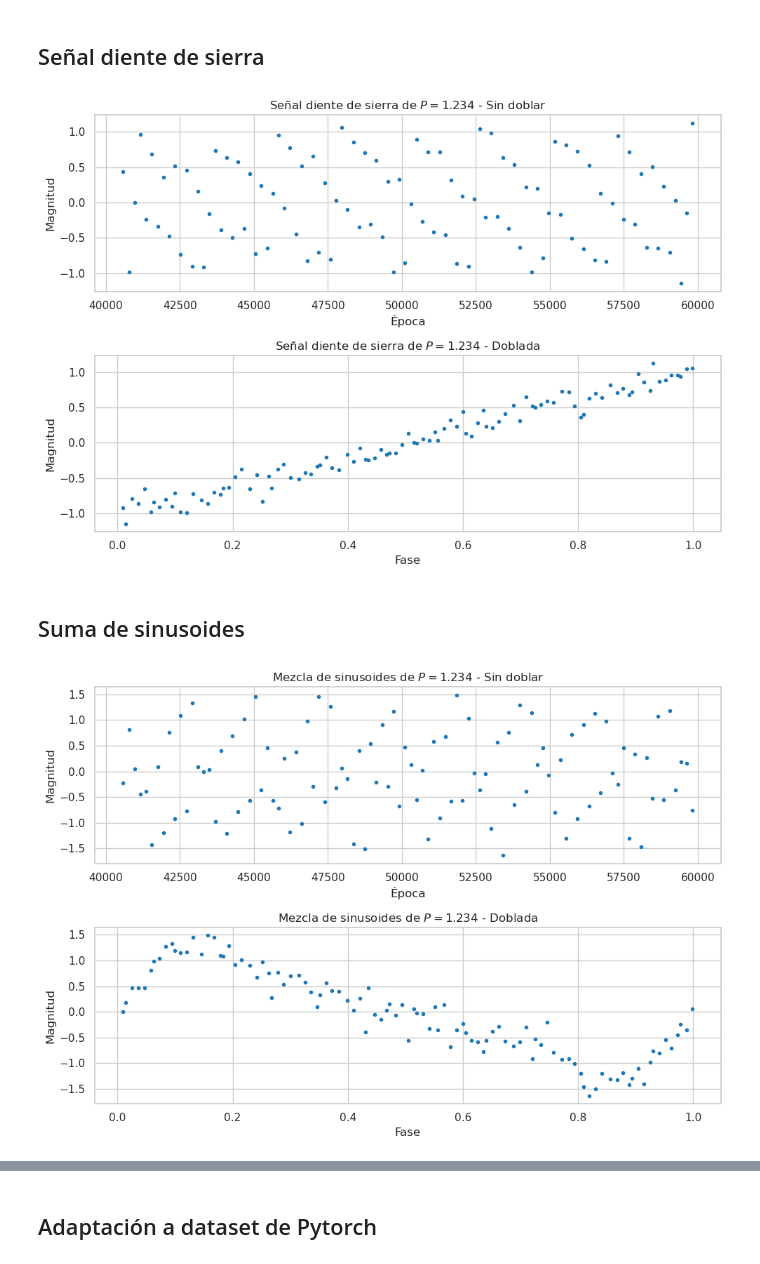
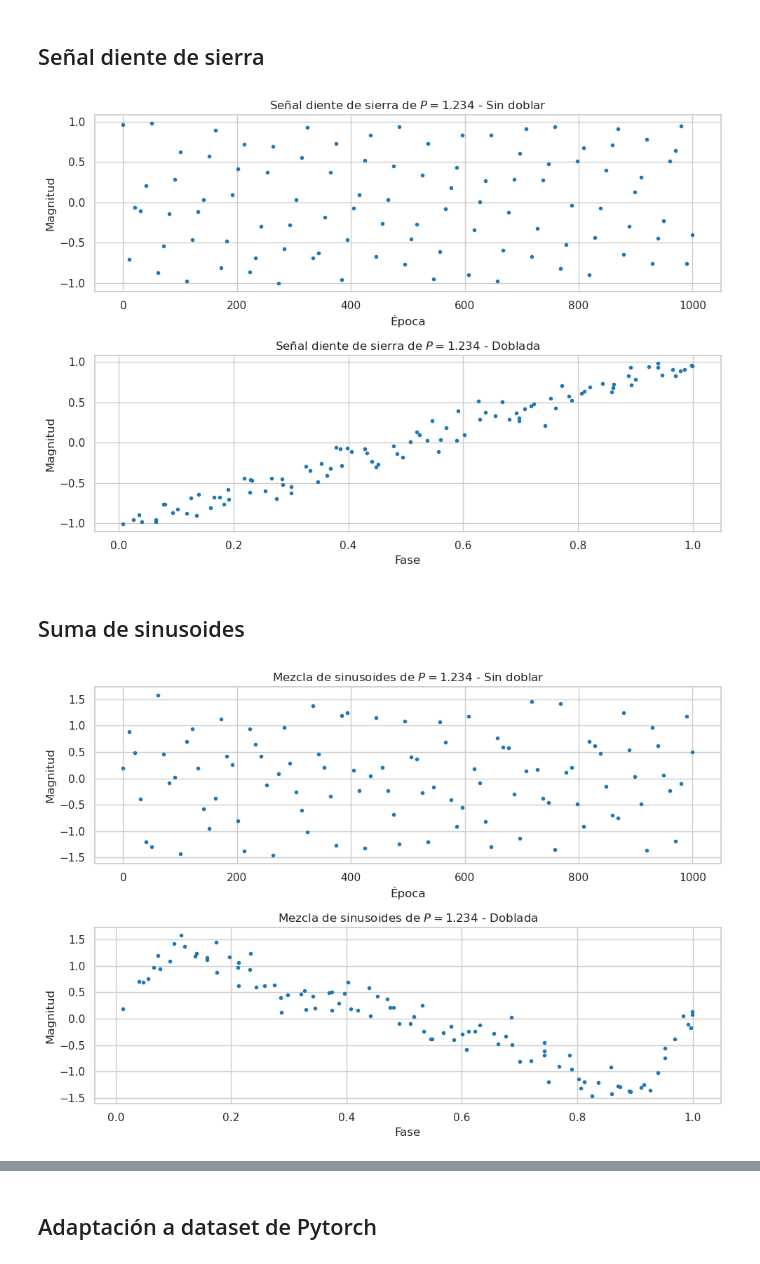
Before and after one commit to AndresGonF/projecto-el7006, a Jupyter notebook: notebooks/1.0-random-light-curve-dataset.ipynb, the cells around one changed output, grey strips where cells are left out. Cells and saved outputs as stored; diff of their text form; code cells hidden in the pictures.

```diff
--- a/notebooks/1.0-random-light-curve-dataset.ipynb
+++ b/notebooks/1.0-random-light-curve-dataset.ipynb
@@ -74,7 +78,7 @@ def random_periodic_square_signal(period, seq_len=100, s_noise=0.2, irregular=Tr
     return mjd, mag
 # %%
 P = 1.234
-mjd, mag = random_periodic_square_signal(P, s_noise=0.05, irregular=False)
+mjd, mag = random_periodic_square_signal(P, s_noise=0.05, irregular=True, dates='linspace')
 
 fig, ax = plt.subplots(2, figsize=(10,7), tight_layout=True)
 plot_periodic(mjd, mag, P, 'Señal cuadrada de $P=1.234$', ax)
@@ -83,7 +87,7 @@ plot_periodic(mjd, mag, P, 'Señal cuadrada de $P=1.234$', ax)
 # %% [markdown]
 ## Señal diente de sierra
 # %%
-def random_periodic_sawtooth_signal(period, seq_len=100, s_noise=0.2, irregular=True):
+def random_periodic_sawtooth_signal(period, max_time=1000, dates='hmjd', seq_len=100, s_noise=0.2, irregular=True):
     """Genera una curva aleatoria de diente de sierra.
 
     Parameters
@@ -98,23 +102,28 @@ def random_periodic_sawtooth_signal(period, seq_len=100, s_noise=0.2, irregular=
     tuple
         tuple con los tiempos y magnitudes de la curva.
     """
-    mjd = random_dates(N=seq_len, irregular=irregular)
-    mjd = np.sort(mjd)
+    if dates == 'hmjd':
+        mjd = random_dates(N=seq_len, irregular=irregular)
+    elif dates == 'linspace':
+        mjd = np.linspace(0, max_time, num=seq_len, dtype=np.float32)
+        if irregular:
+            mjd += np.random.randn(seq_len)*0.01
+        mjd = np.sort(mjd)
     mag = signal.sawtooth(2 * np.pi * mjd/period)
     mag += np.random.randn(seq_len)*s_noise
     return mjd, mag
 # %%
 P = 1.234
-mjd, mag = random_periodic_sawtooth_signal(P, s_noise=0.1, irregular=False)
+mjd, mag = random_periodic_sawtooth_signal(P, s_noise=0.1, irregular=True, dates='linspace')
 
 fig, ax = plt.subplots(2, figsize=(10,7), tight_layout=True)
 plot_periodic(mjd, mag, P, 'Señal diente de sierra de $P=1.234$', ax)
 # %% [output]
-[figure, old version]
+[figure, new version]
 # %% [markdown]
 ## Suma de sinusoides
 # %%
-def random_periodic_sin_mix(period, seq_len=100, s_noise=0.2, irregular=True):
+def random_periodic_sin_mix(period, max_time=1000, dates='hmjd', seq_len=100, s_noise=0.2, irregular=True):
     """Genera una curva aleatoria de suma de sinusoides.
 
     Parameters
@@ -129,18 +138,23 @@ def random_periodic_sin_mix(period, seq_len=100, s_noise=0.2, irregular=True):
     tuple
         tuple con los tiempos y magnitudes de la curva.
     """
-    mjd = random_dates(N=seq_len, irregular=irregular)
-    mjd = np.sort(mjd)
+    if dates == 'hmjd':
+        mjd = random_dates(N=seq_len, irregular=irregular)
+    elif dates == 'linspace':
+        mjd = np.linspace(0, max_time, num=seq_len, dtype=np.float32)
+        if irregular:
+            mjd += np.random.randn(seq_len)*0.01
+        mjd = np.sort(mjd)
     mag = np.sin(2.0*np.pi*mjd/period) + 0.5*np.sin(2.0*np.pi*2*mjd/period)  + 0.25*np.sin(2.0*np.pi*3*mjd/period)
     mag += np.random.randn(seq_len)*s_noise
     return mjd, mag
 # %%
 P = 1.234
-mjd, mag = random_periodic_sin_mix(P, irregular=False)
+mjd, mag = random_periodic_sin_mix(P, irregular=True, dates='linspace')
 
 fig, ax = plt.subplots(2, figsize=(10,7), tight_layout=True)
 plot_periodic(mjd, mag, P, 'Mezcla de sinusoides de $P=1.234$', ax)
 # %% [output]
-[figure, old version]
+[figure, new version]
 # %%
 P = 1.234
```
Also changed, not shown: parts of 5 cells of this notebook, 23 other files.
